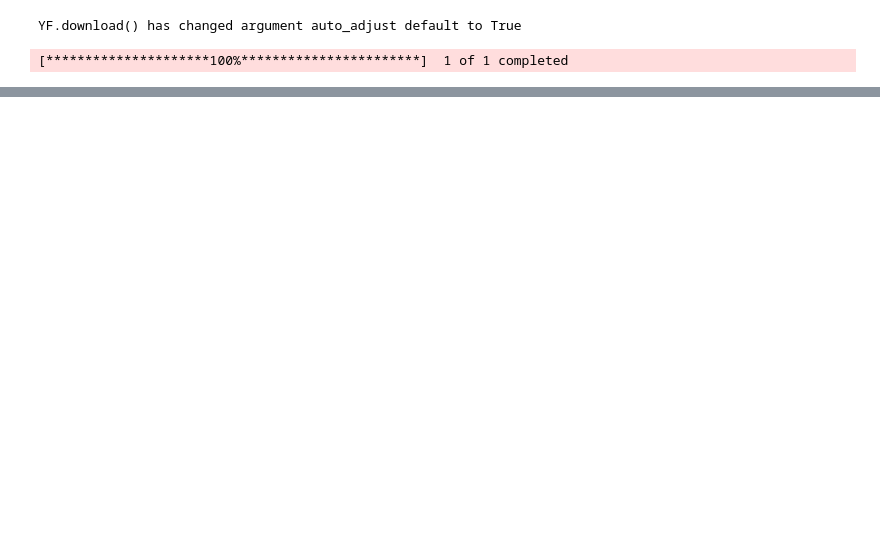
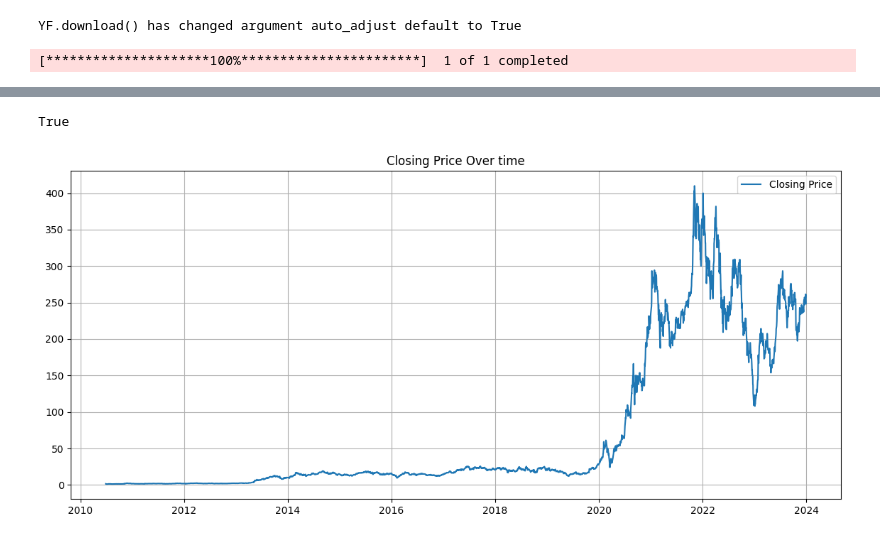
Before and after one commit to AsteroidCoder/University-Assignments-Repository, a Jupyter notebook: Fundamentals of Data Analytics/17th_June_Assignment.ipynb, the cells around one changed output, grey strips where cells are left out. Cells and saved outputs as stored; diff of their text form; code cells hidden in the pictures; blank space fills up the shorter version.

```diff
--- a/Fundamentals of Data Analytics/17th_June_Assignment.ipynb
+++ b/Fundamentals of Data Analytics/17th_June_Assignment.ipynb
@@ -26,0 +116,3 @@ df1.head()
+# %%
+Data = pd.read_csv('Stock_Data.csv')
+Data.head()
@@ -26,0 +183,6 @@ df1.head()
+# %%
+# Date Column dtype is Object
+# I convert it Datetime 'to Calender Dates'
+
+Data['Date'] = pd.to_datetime(Data['Date'], errors='coerce')
+# Errors coerce means if it were not able to convert into Date, it will put a Nat(Not a time) value
@@ -26,0 +216,10 @@ df1.head()
+# %%
+# Playing the Detective part
+# Choosing my Target Variable(Continous Variable)
+target_variable = 'Closing Price'
+# %%
+# Checking if the Target Variable exists or not
+# target_variable is 'Closing Price' column
+target_variable in Data.columns
+# %% [output]
+True
@@ -26,0 +235,12 @@ df1.head()
+# %%
+if 'Date' in Data.columns and target_variable in Data.columns and pd.api.types.is_datetime64_any_dtype(Data['Date']):
+    plt.figure(figsize=(14,6)) # Making the picture bigger
+    plt.plot(Data['Date'], Data[target_variable], label=f'{target_variable}')
+    plt.title(f'{target_variable} Over time')
+    plt.xlabel=('Date')
+    plt.ylabel=('Price')
+    plt.legend()
+    plt.grid(True)
+    plt.show()
+# %% [output]
+[figure, added]
```
Also changed, not shown: parts of 23 cells of this notebook, 2 other files.
